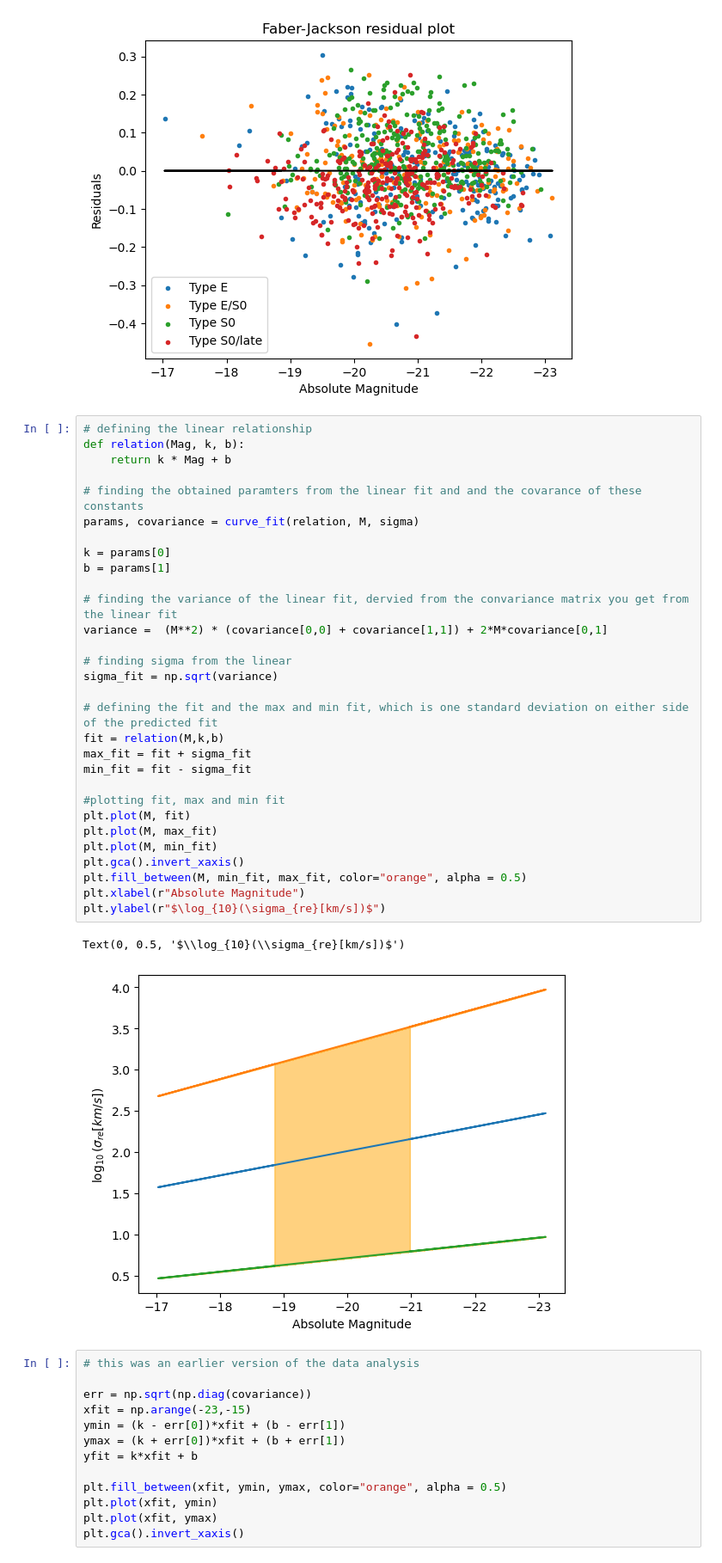
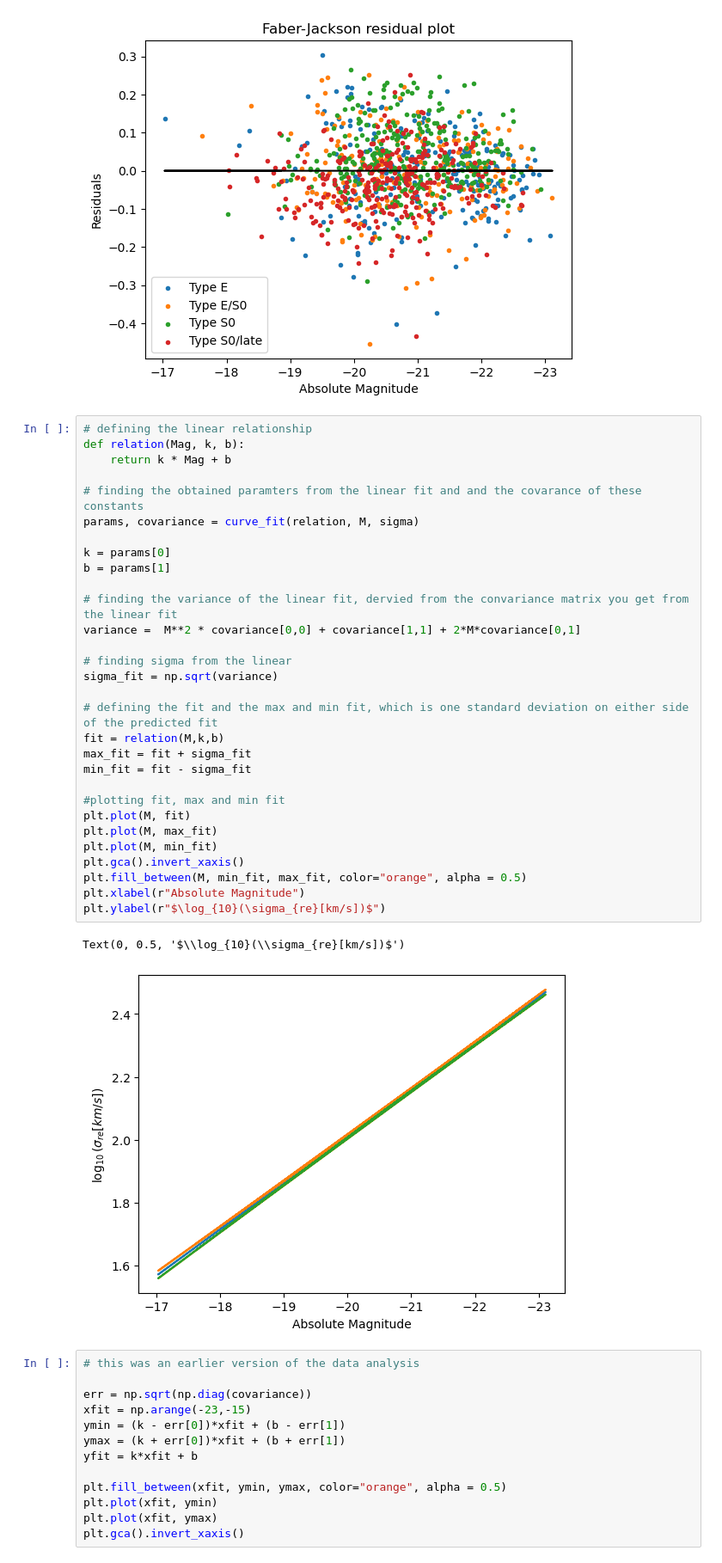
Before and after one commit to lina-pp/PHYS3116_Group3, a Jupyter notebook: FINAL PLOTS.ipynb, the cells around one changed output. Shown at 86% size. Cells and saved outputs as stored; diff of their text form.

```diff
--- a/FINAL PLOTS.ipynb
+++ b/FINAL PLOTS.ipynb
@@ -88,35 +88,35 @@ plt.legend()
 # defining the linear relationship
 def relation(Mag, k, b):
     return k * Mag + b
 
 # finding the obtained paramters from the linear fit and and the covarance of these constants
 params, covariance = curve_fit(relation, M, sigma)
 
 k = params[0]
 b = params[1]
 
 # finding the variance of the linear fit, dervied from the convariance matrix you get from the linear fit
-variance =  (M**2) * (covariance[0,0] + covariance[1,1]) + 2*M*covariance[0,1]
+variance =  M**2 * covariance[0,0] + covariance[1,1] + 2*M*covariance[0,1]
 
 # finding sigma from the linear
 sigma_fit = np.sqrt(variance)
 
 # defining the fit and the max and min fit, which is one standard deviation on either side of the predicted fit
 fit = relation(M,k,b)
 max_fit = fit + sigma_fit
 min_fit = fit - sigma_fit
 
 #plotting fit, max and min fit
 plt.plot(M, fit)
 plt.plot(M, max_fit)
 plt.plot(M, min_fit)
 plt.gca().invert_xaxis()
 plt.fill_between(M, min_fit, max_fit, color="orange", alpha = 0.5)
 plt.xlabel(r"Absolute Magnitude")
 plt.ylabel(r"$\log_{10}(\sigma_{re}[km/s])$")
 # %% [output]
 Text(0, 0.5, '$\\log_{10}(\\sigma_{re}[km/s])$')
-[figure, old version]
+[figure, new version]
 # %%
 # this was an earlier version of the data analysis
 
```
